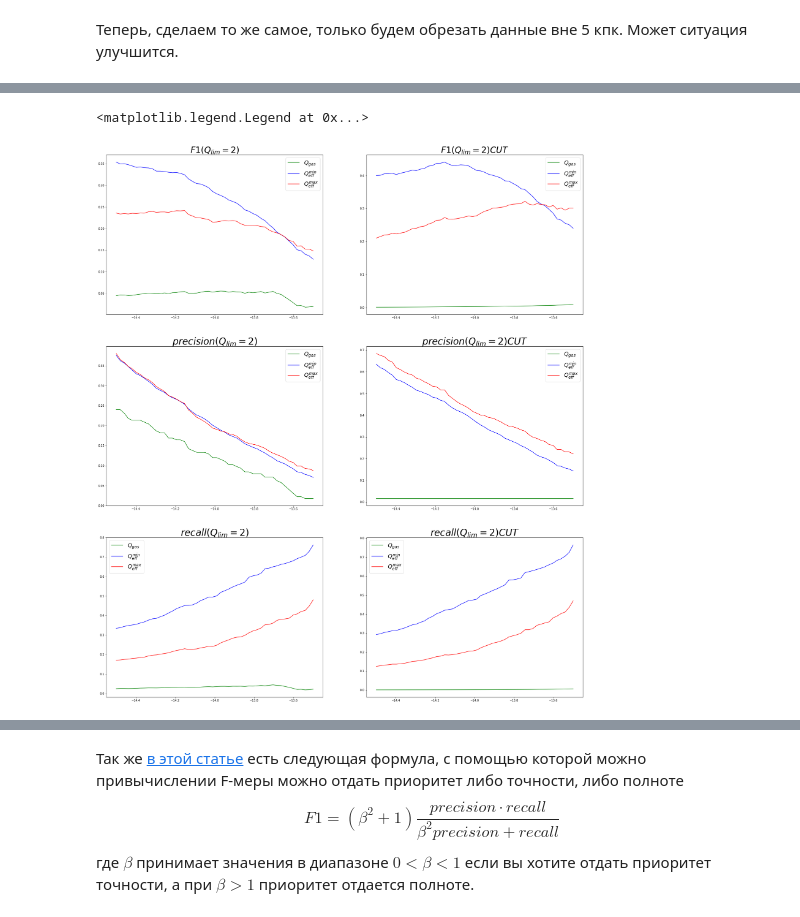
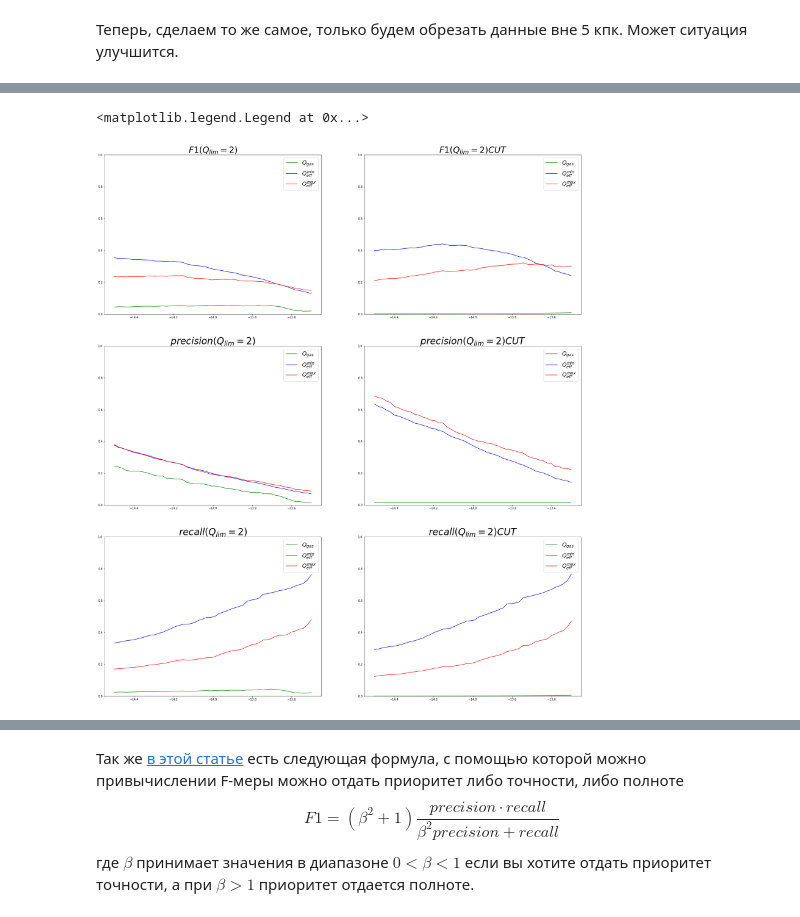
Before and after one commit to ValerieKostiuk/Course-work, a Jupyter notebook: NGC3627/Statistics.ipynb, the cells around one changed output, grey strips where cells are left out. Cells and saved outputs as stored; diff of their text form; code cells hidden in the pictures.

```diff
--- a/NGC3627/Statistics.ipynb
+++ b/NGC3627/Statistics.ipynb
@@ -935,6 +951,7 @@ plt.plot(xx,F1_Qg2,'-', label=r'$Q_{gas}$', color='green')
 plt.plot(xx,F1_Qmin2,'-', label=r'$Q_{eff}^{min}$', color='blue')
 plt.plot(xx,F1_Qmax2,'-', label=r'$Q_{eff}^{max}$', color='red')
 plt.title(r'$F1(Q_{lim} = 2)$', fontsize=30)
+plt.ylim(0.,1.)
 plt.legend(fontsize = 20)
 
 plt.subplot(3,2,3)
@@ -942,40 +959,43 @@ plt.plot(xx,precision_Qg2,'-', label=r'$Q_{gas}$', color='green')
 plt.plot(xx,precision_Qmin2,'-', label=r'$Q_{eff}^{min}$', color='blue')
 plt.plot(xx,precision_Qmax2,'-', label=r'$Q_{eff}^{max}$', color='red')
 plt.title(r'$precision(Q_{lim} = 2)$', fontsize=33)
+plt.ylim(0.,1.)
 plt.legend(fontsize = 20)
 
 plt.subplot(3,2,5)
 plt.plot(xx,recall_Qg2,'-', label=r'$Q_{gas}$', color='green')
 plt.plot(xx,recall_Qmin2,'-', label=r'$Q_{eff}^{min}$', color='blue')
 plt.plot(xx,recall_Qmax2,'-', label=r'$Q_{eff}^{max}$', color='red')
 plt.title(r'$recall(Q_{lim} = 2)$', fontsize=33)
-
+plt.ylim(0.,1.)
 plt.legend(fontsize = 20)
 
 plt.subplot(3,2,2)
 plt.plot(xx,F1_Qg2_cut,'-', label=r'$Q_{gas}$', color='green')
 plt.plot(xx,F1_Qmin2_cut,'-', label=r'$Q_{eff}^{min}$', color='blue')
 plt.plot(xx,F1_Qmax2_cut,'-', label=r'$Q_{eff}^{max}$', color='red')
 plt.title(r'$F1(Q_{lim} = 2)CUT$', fontsize=30)
+plt.ylim(0.,1.)
 plt.legend(fontsize = 20)
 
 plt.subplot(3,2,4)
 plt.plot(xx,precision_Qg2_cut,'-', label=r'$Q_{gas}$', color='green')
 plt.plot(xx,precision_Qmin2_cut,'-', label=r'$Q_{eff}^{min}$', color='blue')
 plt.plot(xx,precision_Qmax2_cut,'-', label=r'$Q_{eff}^{max}$', color='red')
 plt.title(r'$precision(Q_{lim} = 2)CUT$', fontsize=33)
+plt.ylim(0.,1.)
 plt.legend(fontsize = 20)
 
 plt.subplot(3,2,6)
 plt.plot(xx,recall_Qg2_cut,'-', label=r'$Q_{gas}$', color='green')
 plt.plot(xx,recall_Qmin2_cut,'-', label=r'$Q_{eff}^{min}$', color='blue')
 plt.plot(xx,recall_Qmax2_cut,'-', label=r'$Q_{eff}^{max}$', color='red')
 plt.title(r'$recall(Q_{lim} = 2)CUT$', fontsize=33)
-
+plt.ylim(0.,1.)
 plt.legend(fontsize = 20)
 # %% [output]
 <matplotlib.legend.Legend at 0x...>
-[figure, old version]
+[figure, new version]
 # %%
 xx =np.array(np.linspace(-14.5, -13.5, 50))
 fig = plt.figure(figsize=[30, 35])
```
Also changed, not shown: parts of 31 cells of this notebook.
